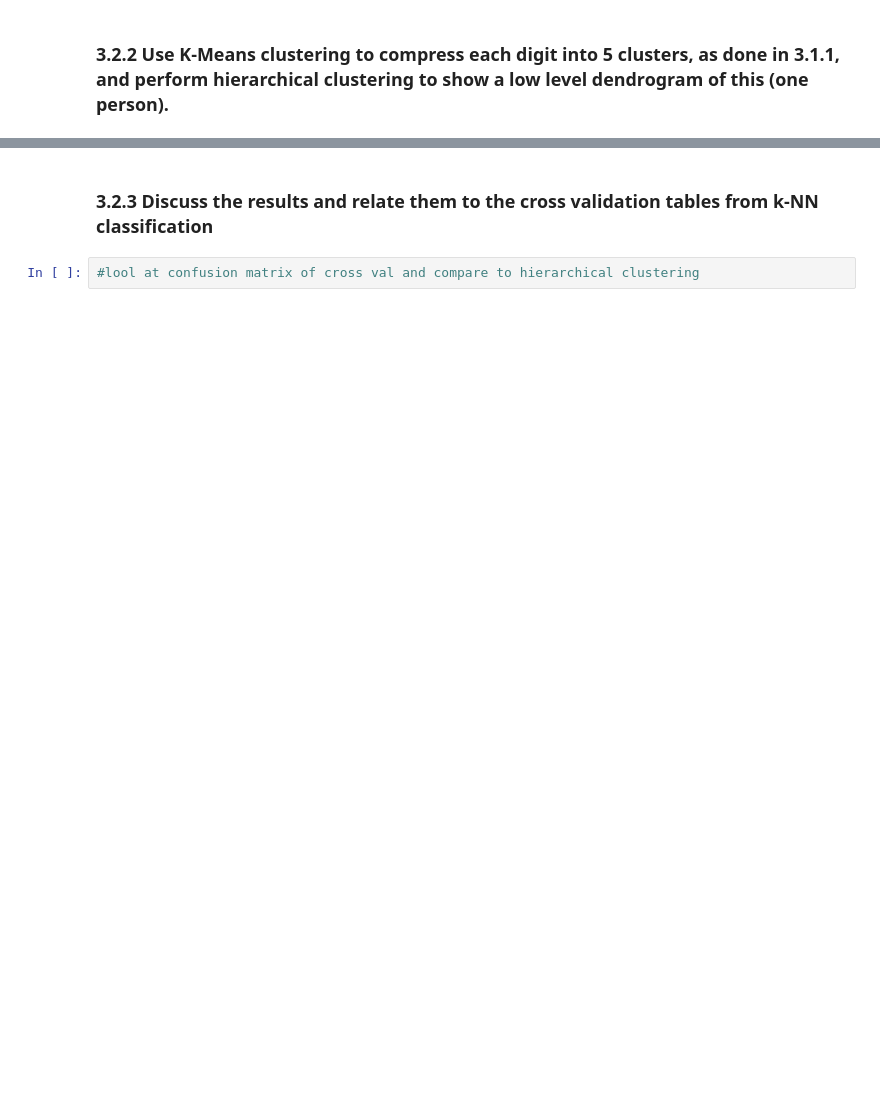
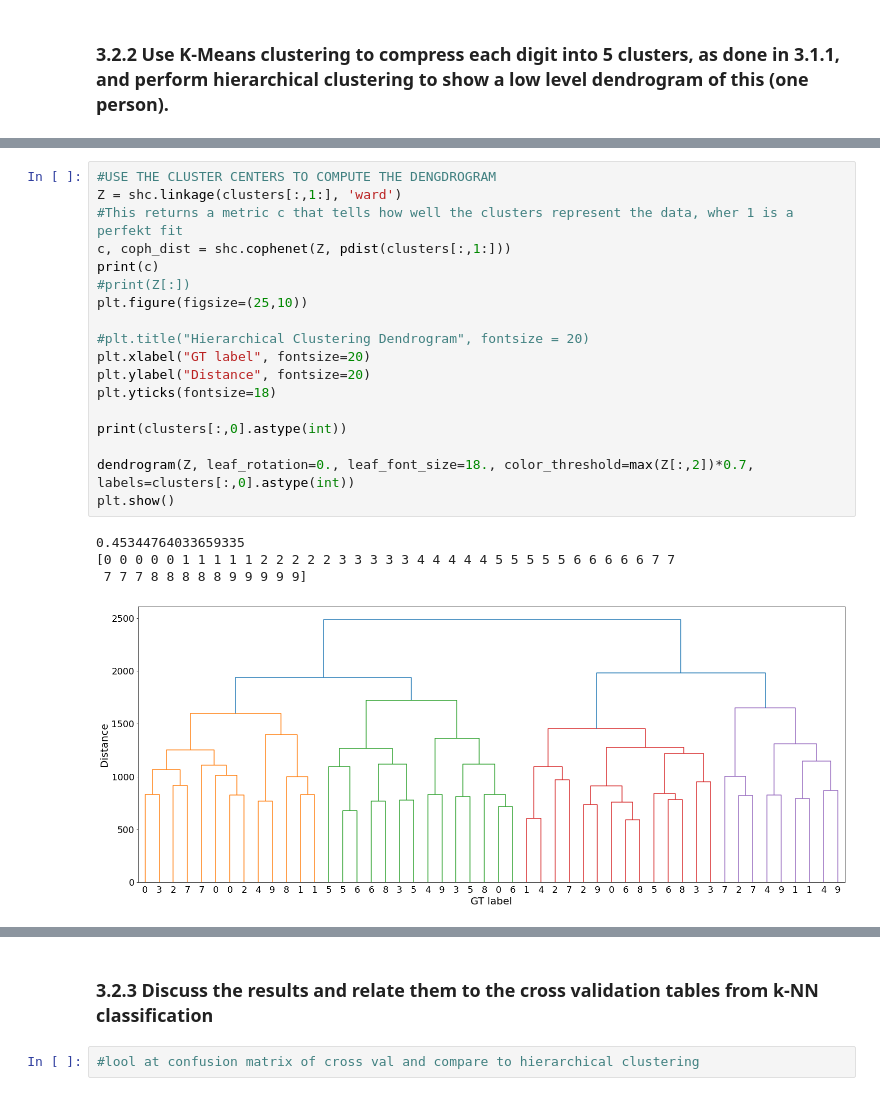
Before and after one commit to vmstavens/sm_pca, a Jupyter notebook: clustering/ex2.ipynb, the cells around one changed output, grey strips where cells are left out. Drawn from its saved outputs; the diff is of its cells as text; blank space fills up the shorter version.

```diff
--- a/clustering/ex2.ipynb
+++ b/clustering/ex2.ipynb
@@ -146,0 +142,23 @@ ValueError: cannot reshape array of size 20 into shape (50,529)
+# %%
+#USE THE CLUSTER CENTERS TO COMPUTE THE DENGDROGRAM
+Z = shc.linkage(clusters[:,1:], 'ward')
+#This returns a metric c that tells how well the clusters represent the data, wher 1 is a perfekt fit
+c, coph_dist = shc.cophenet(Z, pdist(clusters[:,1:]))
+print(c)
+#print(Z[:])
+plt.figure(figsize=(25,10))
+
+#plt.title("Hierarchical Clustering Dendrogram", fontsize = 20)
+plt.xlabel("GT label", fontsize=20)
+plt.ylabel("Distance", fontsize=20)
+plt.yticks(fontsize=18)
+
+print(clusters[:,0].astype(int))
+
+dendrogram(Z, leaf_rotation=0., leaf_font_size=18., color_threshold=max(Z[:,2])*0.7, labels=clusters[:,0].astype(int))
+plt.show()
+# %% [output]
+0.45344764033659335
+[0 0 0 0 0 1 1 1 1 1 2 2 2 2 2 3 3 3 3 3 4 4 4 4 4 5 5 5 5 5 6 6 6 6 6 7 7
+ 7 7 7 8 8 8 8 8 9 9 9 9 9]
+[figure, added]
```
Also changed, not shown: parts of 9 cells of this notebook, 1 other file.
